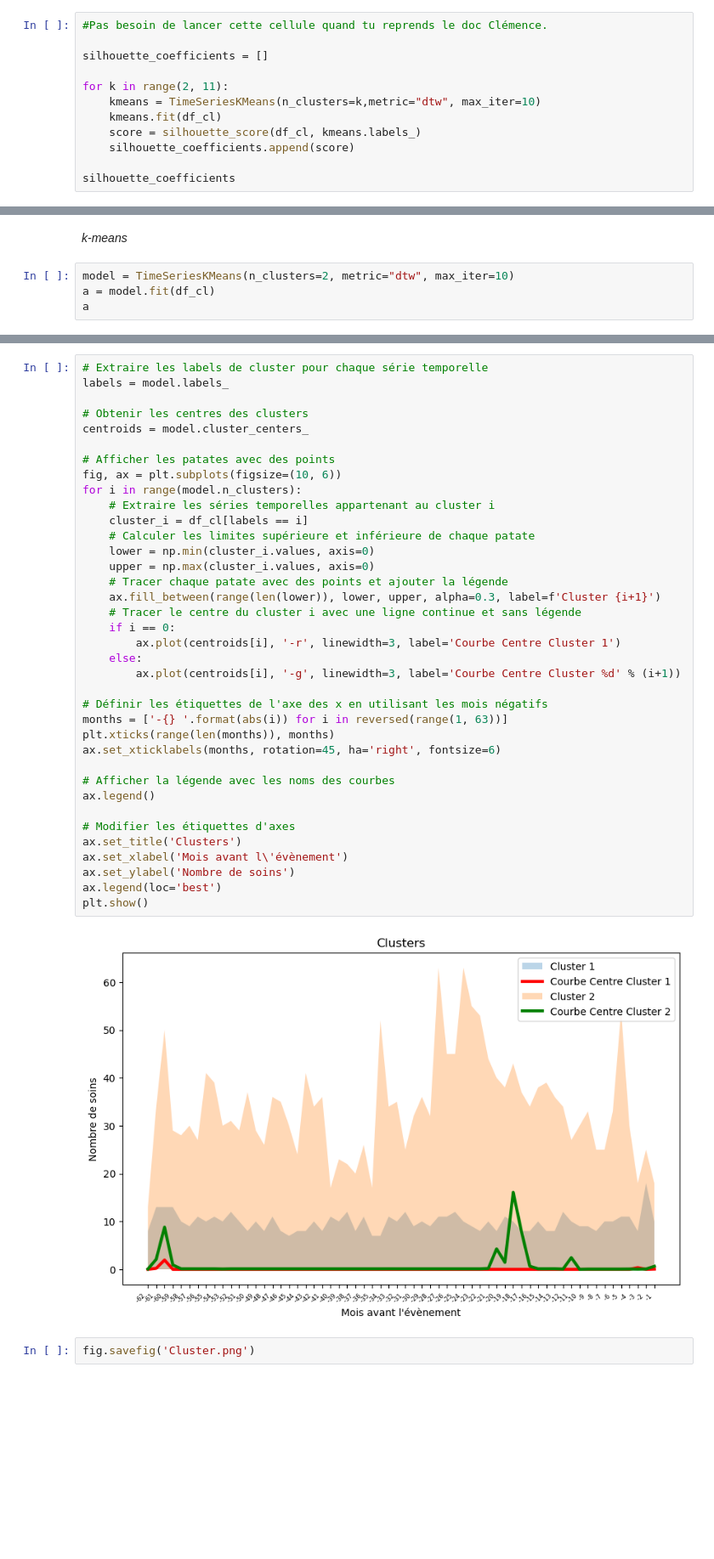
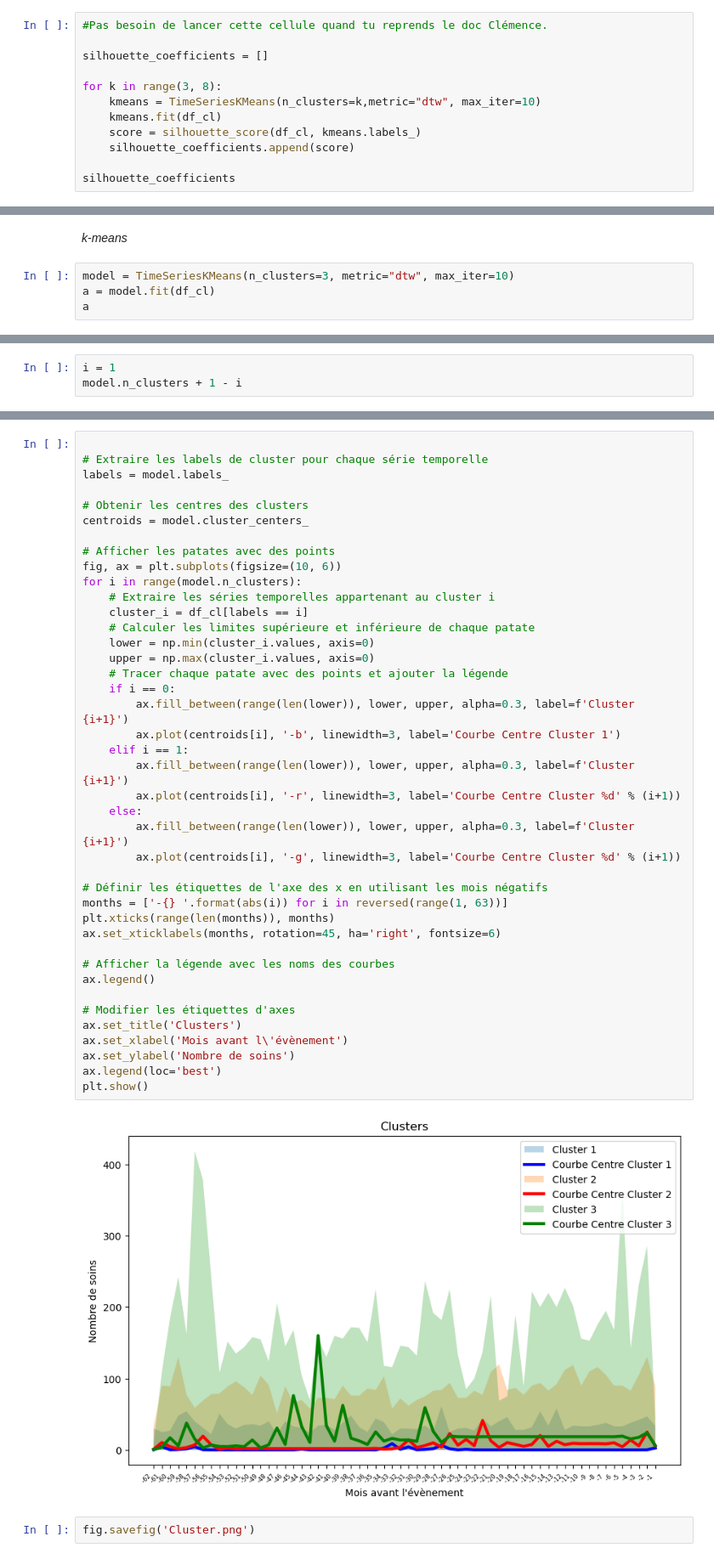
Before and after one commit to jmeynent/Analyse-Mort-Subite, a Jupyter notebook: Untitled.ipynb, the cells around one changed output, grey strips where cells are left out. Shown at 85% size. Drawn from its saved outputs; the diff is of its cells as text; blank space fills up the shorter version.

```diff
--- a/Untitled.ipynb
+++ b/Untitled.ipynb
@@ -399,7 +416,7 @@ On va choisir un nombre de cluster qui maximise le coefficient de Silhouette. On
 
 silhouette_coefficients = []
 
-for k in range(2, 11):
+for k in range(3, 8):
     kmeans = TimeSeriesKMeans(n_clusters=k,metric="dtw", max_iter=10)
     kmeans.fit(df_cl)
     score = silhouette_score(df_cl, kmeans.labels_)
@@ -419,7 +432,7 @@ silhouette_coefficients
 # %% [markdown]
 *k-means*
 # %%
-model = TimeSeriesKMeans(n_clusters=2, metric="dtw", max_iter=10)
+model = TimeSeriesKMeans(n_clusters=3, metric="dtw", max_iter=10)
 a = model.fit(df_cl)
 a
 # %% [output]
@@ -426,0 +440,3 @@ TimeSeriesKMeans(max_iter=10, metric='dtw', n_clusters=2)
+# %%
+i = 1
+model.n_clusters + 1 - i
@@ -427,4 +445,5 @@ TimeSeriesKMeans(max_iter=10, metric='dtw', n_clusters=2)
 # %%
+
 # Extraire les labels de cluster pour chaque série temporelle
 labels = model.labels_
 
@@ -432,37 +451,40 @@ labels = model.labels_
 centroids = model.cluster_centers_
 
 # Afficher les patates avec des points
 fig, ax = plt.subplots(figsize=(10, 6))
 for i in range(model.n_clusters):
     # Extraire les séries temporelles appartenant au cluster i
     cluster_i = df_cl[labels == i]
     # Calculer les limites supérieure et inférieure de chaque patate
     lower = np.min(cluster_i.values, axis=0)
     upper = np.max(cluster_i.values, axis=0)
     # Tracer chaque patate avec des points et ajouter la légende
-    ax.fill_between(range(len(lower)), lower, upper, alpha=0.3, label=f'Cluster {i+1}')
-    # Tracer le centre du cluster i avec une ligne continue et sans légende
     if i == 0:
-        ax.plot(centroids[i], '-r', linewidth=3, label='Courbe Centre Cluster 1')
+        ax.fill_between(range(len(lower)), lower, upper, alpha=0.3, label=f'Cluster {i+1}')
+        ax.plot(centroids[i], '-b', linewidth=3, label='Courbe Centre Cluster 1')
+    elif i == 1:
+        ax.fill_between(range(len(lower)), lower, upper, alpha=0.3, label=f'Cluster {i+1}')
+        ax.plot(centroids[i], '-r', linewidth=3, label='Courbe Centre Cluster %d' % (i+1))
     else:
+        ax.fill_between(range(len(lower)), lower, upper, alpha=0.3, label=f'Cluster {i+1}')
         ax.plot(centroids[i], '-g', linewidth=3, label='Courbe Centre Cluster %d' % (i+1))
 
 # Définir les étiquettes de l'axe des x en utilisant les mois négatifs
 months = ['-{} '.format(abs(i)) for i in reversed(range(1, 63))]
 plt.xticks(range(len(months)), months)
 ax.set_xticklabels(months, rotation=45, ha='right', fontsize=6)
 
 # Afficher la légende avec les noms des courbes
 ax.legend()
 
 # Modifier les étiquettes d'axes
 ax.set_title('Clusters')
 ax.set_xlabel('Mois avant l\'évènement')
 ax.set_ylabel('Nombre de soins')
 ax.legend(loc='best')
 plt.show()
 # %% [output]
-[figure, old version]
+[figure, new version]
 # %%
 fig.savefig('Cluster.png')
 # %%
```
Also changed, not shown: parts of 11 cells of this notebook.
